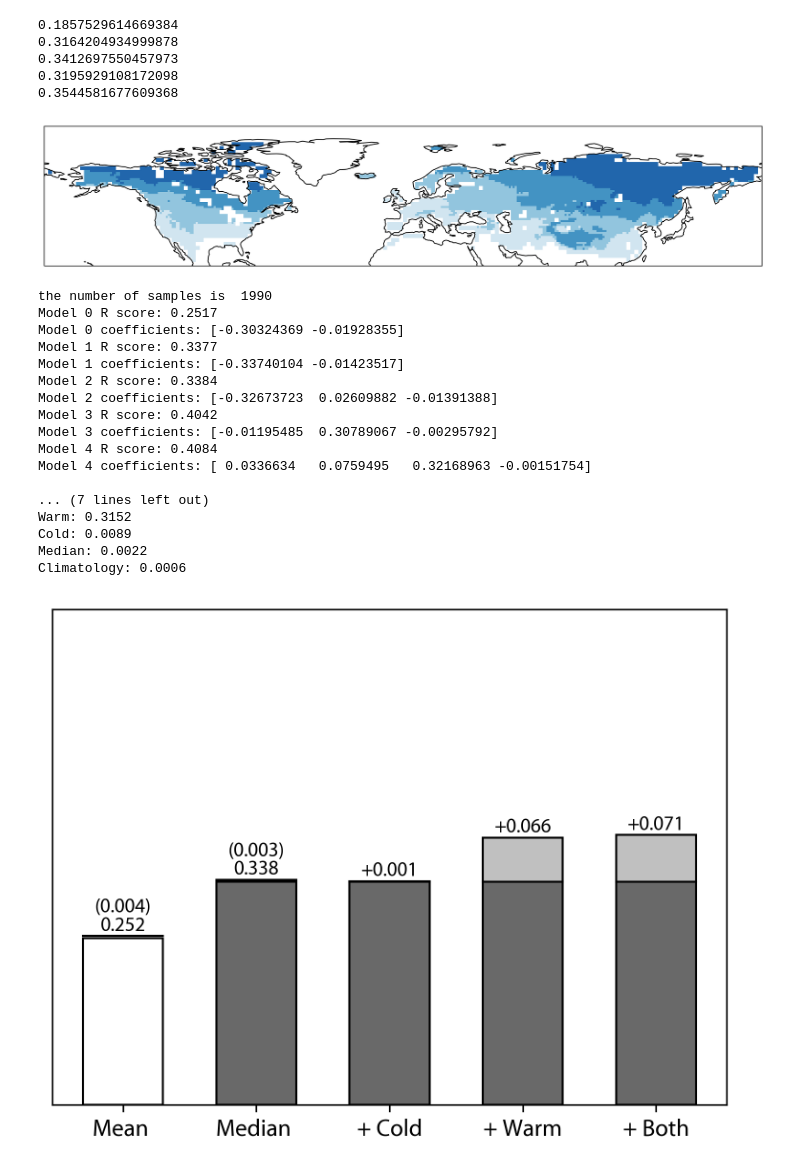
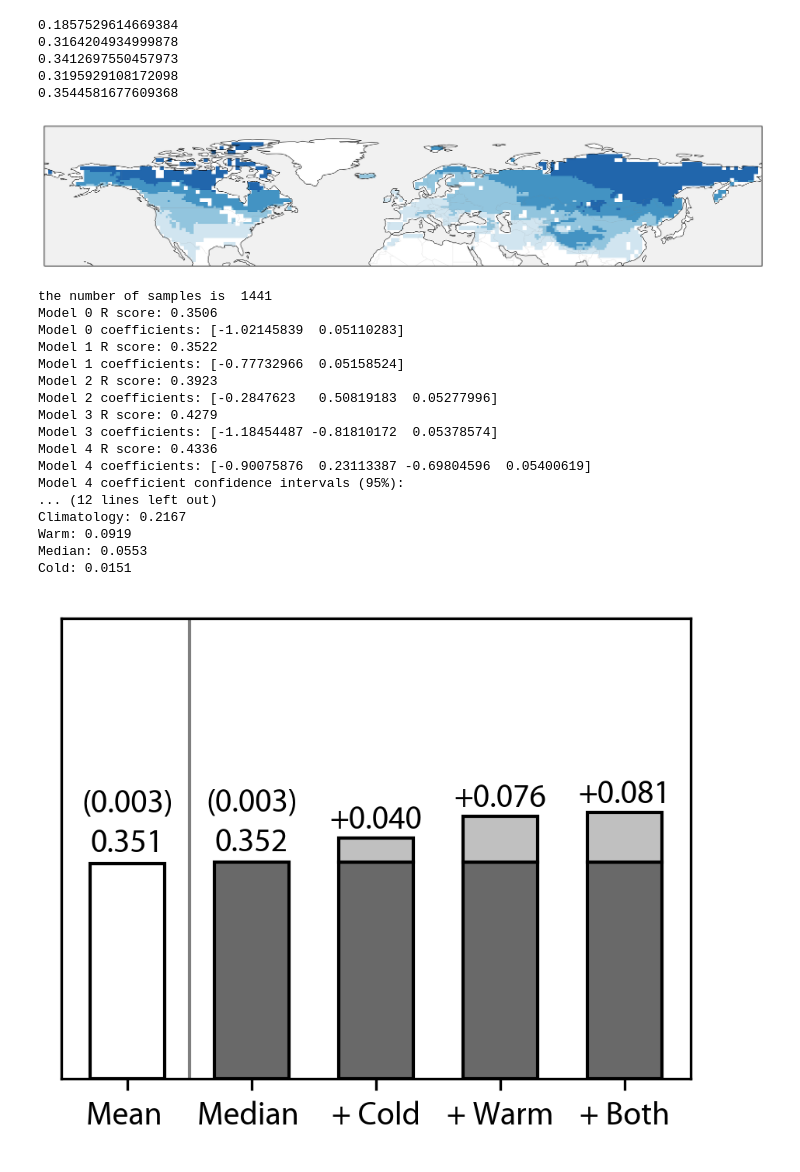
Before and after one commit to cruiseryy/mean_vs_median_temp, a Jupyter notebook: comparison_against_snow.ipynb, the cells around one changed output. Saved outputs shown, nothing was run; the diff lists cells and outputs as text; code cells hidden in the pictures.

```diff
--- a/comparison_against_snow.ipynb
+++ b/comparison_against_snow.ipynb
@@ -380,7 +380,10 @@ basemap = ax.pcolormesh(lon, lat, climatology_map_masked,
                        cmap=cmap, norm=norm)
 
 # Add coastlines and gridlines
-ax.coastlines()
+ax.add_feature(cfeature.COASTLINE, linewidth=0.5, color='black')
+ax.add_feature(cfeature.BORDERS, linewidth=0.3, alpha=0.3, color='gray')
+ax.add_feature(cfeature.LAND, color='none', alpha=0)  # Remove land color to show data
+ax.add_feature(cfeature.OCEAN, color='lightgray', alpha=0.3)
 # ax.gridlines()
 ax.set_extent([-180, 180, 20, 90], crs=ccrs.PlateCarree())
 
@@ -388,7 +391,7 @@ plt.tight_layout()
 plt.show()
 fig.savefig('figures_new/climatology_map.png')
 # %% [output]
-[figure, old version]
+[figure, new version]
 # %%
 # Define the bins and corresponding labels
 bins = [-20, -10, 0]
@@ -411,7 +414,7 @@ for i in range(len(bins)+1):
 
 def plot_incremental_skill(rr, err):
     # Create figure
-    fig, ax = plt.subplots(figsize=(5, 4))
+    fig, ax = plt.subplots(figsize=(3, 2.5))
 
     # Define bar positions
     positions = np.arange(len(rr))
@@ -423,12 +426,12 @@ def plot_incremental_skill(rr, err):
     # Plot the first bar (mean temperature baseline)
     ax.bar(positions[0], rr[0], width=0.6, edgecolor='black', color='None')
     # ax.plot(positions[0]*np.ones(2), err[0], color='black', linewidth=1)
-    ax.plot(positions[0] + np.array([-0.3, 0.3]), err[0][1]*np.ones(2), color='black', linewidth=1)
+    # ax.plot(positions[0] + np.array([-0.3, 0.3]), err[0][1]*np.ones(2), color='black', linewidth=1)
 
     # Plot the second bar (median temperature baseline)
     ax.bar(positions[1], rr[1], width=0.6, color=base_color, edgecolor='black')
     # ax.plot(positions[1]*np.ones(2), err[1], color='black', linewidth=1)
-    ax.plot(positions[1] + np.array([-0.3, 0.3]), err[1][1]*np.ones(2), color='black', linewidth=1)
+    # ax.plot(positions[1] + np.array([-0.3, 0.3]), err[1][1]*np.ones(2), color='black', linewidth=1)
 
     # Plot incremental improvements for remaining bars
     for i in range(2, len(rr)):
@@ -440,12 +443,15 @@ def plot_incremental_skill(rr, err):
     # Add value labels on the bars
     for i, r in enumerate(rr):
         if i < 2:
-            ax.text(positions[i], err[i][1]+0.002, f'{r:.3f}', ha='center', va='bottom')
-            ax.text(positions[i], err[i][1]+0.03, f'({err[i][1]-r:.3f})', ha='center', va='bottom')
+            ax.text(positions[i], err[i][1]+0.005, f'{r:.3f}', ha='center', va='bottom')
+            ax.text(positions[i], err[i][1]+0.07, f'({err[i][1]-r:.3f})', ha='center', va='bottom')
         else:
             increment = r - rr[1]
             tmp_text = f'+{increment:.3f}' if increment > 0 else f'{increment:.3f}'
-            ax.text(positions[i], r+0.002, tmp_text, ha='center', va='bottom')
+            ax.text(positions[i], r+0.005, tmp_text, ha='center', va='bottom')
+
+    # Add a vertical line between the first and second bar
+    ax.axvline(x=0.5, color='black', linewidth=1, alpha=0.5)
 
     ax.set_ylim(0, 0.75)
     # Customize the plot
@@ -454,7 +460,7 @@ def plot_incremental_skill(rr, err):
                         '+ Cold',
                         '+ Warm',
                         '+ Both'],
-                       rotation=0, fontsize = 12)
+                       rotation=0, fontsize = 10)
 
     # Add labels and title
     ax.set_yticks([])
@@ -465,7 +471,7 @@ def plot_incremental_skill(rr, err):
     return fig
 # %%
 # Group index
-k = 0
+k = 3
 
 # comp_gridded[:,0]: Mar SWE trend from Gottlieb et al. 2024
 # comp_gridded[:,1]: trend of mean temperature
@@ -563,50 +569,50 @@ if 'shapley_results' not in locals():
 
 shapley_results[k] = {
     'feature_names': feature_names,
     'importances_mean': result.importances_mean,
     'importances_std': result.importances_std,
     'ranked_indices': indices
 }
 
 # for i = 0 or 1, add a random column to the feature variable to quantify the uncertainty
 # repeat this for 100 times
 # plot the distribution of the R score as error bar
 err = []
 for i in range(2):
     tmp_r = []
     for j in range(100):
         np.random.seed(13 + 7*j)
         tmp_xx = np.concatenate([XX[i], np.random.randn(XX[i].shape[0], 1)], axis=1)
         lm = LinearRegression().fit(tmp_xx, comp_gridded_group[k][:, 0])
         r_score = np.sqrt(lm.score(tmp_xx, comp_gridded_group[k][:, 0]))
         tmp_r.append(r_score)
     err.append([np.quantile(tmp_r, 0.05), np.quantile(tmp_r, 0.95)])
 
 # Plot and save results
 fig = plot_incremental_skill(rr, err)
 plt.show()
 fig.savefig(f'figures_new/skill_group_{k+1}_doublecheck.png',
             transparent=True,  # Enable transparency
             bbox_inches='tight',  # Trim extra white space
             dpi=600)
 # %% [output]
-the number of samples is  1990
-Model 0 R score: 0.2517
-Model 0 coefficients: [-0.30324369 -0.01928355]
-Model 1 R score: 0.3377
-Model 1 coefficients: [-0.33740104 -0.01423517]
-Model 2 R score: 0.3384
-Model 2 coefficients: [-0.32673723  0.02609882 -0.01391388]
-Model 3 R score: 0.4042
-Model 3 coefficients: [-0.01195485  0.30789067 -0.00295792]
-Model 4 R score: 0.4084
-Model 4 coefficients: [ 0.0336634   0.0759495   0.32168963 -0.00151754]
-
-... (7 lines left out)
-Warm: 0.3152
-Cold: 0.0089
-Median: 0.0022
-Climatology: 0.0006
+the number of samples is  1441
+Model 0 R score: 0.3506
+Model 0 coefficients: [-1.02145839  0.05110283]
+Model 1 R score: 0.3522
+Model 1 coefficients: [-0.77732966  0.05158524]
+Model 2 R score: 0.3923
+Model 2 coefficients: [-0.2847623   0.50819183  0.05277996]
+Model 3 R score: 0.4279
+Model 3 coefficients: [-1.18454487 -0.81810172  0.05378574]
+Model 4 R score: 0.4336
+Model 4 coefficients: [-0.90075876  0.23113387 -0.69804596  0.05400619]
+Model 4 coefficient confidence intervals (95%):
+... (12 lines left out)
+Climatology: 0.2167
+Warm: 0.0919
+Median: 0.0553
+Cold: 0.0151
-[figure, old version]
+[figure, new version]
 # %%
 # Plot Shapley values for all temperature categories in a 4x1 grid
```
Also changed, not shown: parts of 2 cells of this notebook, 18 other files.
